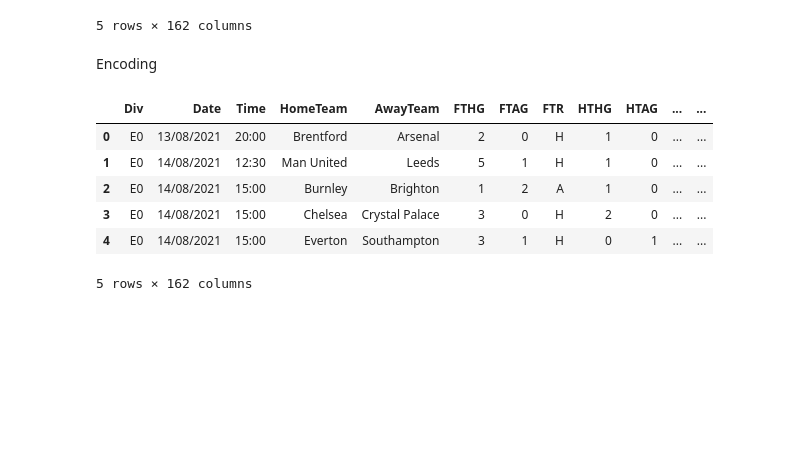
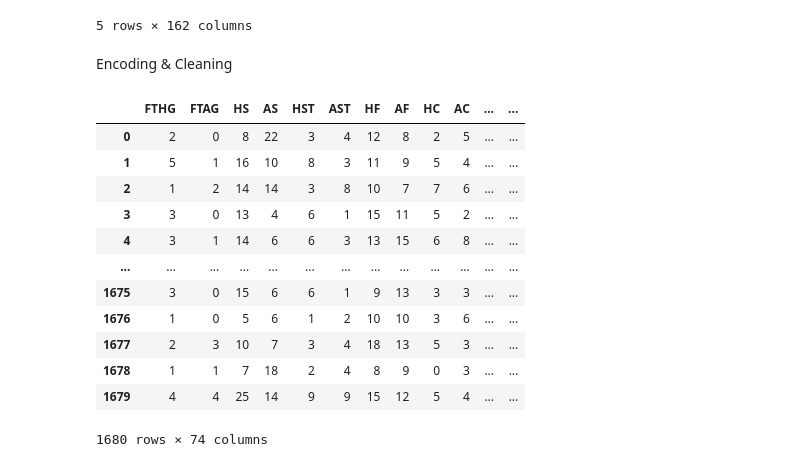
Before and after one commit to Thieron/Arsenal, a Jupyter notebook: Soccer.ipynb, the cells around one changed output. Saved outputs shown, nothing was run; the diff lists cells and outputs as text; code cells hidden in the pictures; blank space fills up the shorter version.

Commit message:
finished cleaning and encoding

```diff
--- a/Soccer.ipynb
+++ b/Soccer.ipynb
@@ -57,51 +57,76 @@ df.head()
 | 4 | E0 | 14/08/2021 | 15:00 | Everton | Southampton | 3 | 1 | H | 0 | 1 | ... | ... |
 5 rows × 162 columns
 # %% [markdown]
-Encoding
+Encoding & Cleaning
 # %%
+import numpy as np
+import pandas as pd
 from sklearn.preprocessing import LabelEncoder
 
 
 admin_cols = ['Div', 'Date', 'Time']
 target_col = ['FTR']
 halftime_cols = ['HTHG', 'HTAG', 'HTR']
 
 bookmaker_prefixes_to_drop = [
     'PS', 'WH', 'VC', 'GB', 'BS', 'LB', 'SB', 'SJ', 'SY',
     'BM', 'BV', 'CL'
 ]
 
-betting_cols_to_drop = [col for col in df.columns
-                        for prefix in bookmaker_prefixes_to_drop
-                        if col.startswith(prefix)]
+betting_cols_to_drop = [
+    col for col in df.columns
+    for prefix in bookmaker_prefixes_to_drop
+    if col.startswith(prefix)
+]
 
 cols_to_drop = admin_cols + halftime_cols + betting_cols_to_drop
 
-df_clean = df.drop(columns=cols_to_drop + target_col, errors='ignore')
+df_clean = df.drop(columns=cols_to_drop, errors='ignore')
+
+
+target_encoder = LabelEncoder()
+y = target_encoder.fit_transform(df_clean['FTR'])
+
+df_clean = df_clean.drop(columns=['FTR'])
+
 
 le_home = LabelEncoder()
 le_away = LabelEncoder()
 
-df_clean['HomeTeam_encoded'] = le_home.fit_transform(df['HomeTeam'])
-df_clean['AwayTeam_encoded'] = le_away.fit_transform(df['AwayTeam'])
+df_clean['HomeTeam_encoded'] = le_home.fit_transform(df_clean['HomeTeam'])
+df_clean['AwayTeam_encoded'] = le_away.fit_transform(df_clean['AwayTeam'])
 
-df_clean = df_clean.drop(columns=['HomeTeam', 'AwayTeam'], errors='ignore')
-
-target_encoder = LabelEncoder()
-y = target_encoder.fit_transform(df['FTR'])
+df_clean = df_clean.drop(columns=['HomeTeam', 'AwayTeam'])
 
 
-categorical_cols = df_clean.select_dtypes(include=['object']).columns
-for col in categorical_cols:
-    df_clean[col] = LabelEncoder().fit_transform(df_clean[col])
-X = df_clean
+df_clean = df_clean.replace(
+    ['Missing value', 'missing value', 'NA', 'N/A', ''],
+    np.nan
+)
+for col in df_clean.columns:
+    df_clean[col] = pd.to_numeric(df_clean[col], errors='coerce')
 
-df.head()
+missing_fraction = df_clean.isna().mean()
+cols_to_drop_missing = missing_fraction[missing_fraction > 0.4].index
+
+df_clean = df_clean.drop(columns=cols_to_drop_missing)
+
+df_clean = df_clean.fillna(df_clean.median())
+
+df_clean = df_clean.fillna(df_clean.median())
+
+df_clean
 # %% [output]
-|  | Div | Date | Time | HomeTeam | AwayTeam | FTHG | FTAG | FTR | HTHG | HTAG | ... | ... |
-| 0 | E0 | 13/08/2021 | 20:00 | Brentford | Arsenal | 2 | 0 | H | 1 | 0 | ... | ... |
-| 1 | E0 | 14/08/2021 | 12:30 | Man United | Leeds | 5 | 1 | H | 1 | 0 | ... | ... |
-| 2 | E0 | 14/08/2021 | 15:00 | Burnley | Brighton | 1 | 2 | A | 1 | 0 | ... | ... |
-| 3 | E0 | 14/08/2021 | 15:00 | Chelsea | Crystal Palace | 3 | 0 | H | 2 | 0 | ... | ... |
-| 4 | E0 | 14/08/2021 | 15:00 | Everton | Southampton | 3 | 1 | H | 0 | 1 | ... | ... |
+|  | FTHG | FTAG | HS | AS | HST | AST | HF | AF | HC | AC | ... | ... |
+| 0 | 2 | 0 | 8 | 22 | 3 | 4 | 12 | 8 | 2 | 5 | ... | ... |
+| 1 | 5 | 1 | 16 | 10 | 8 | 3 | 11 | 9 | 5 | 4 | ... | ... |
+| 2 | 1 | 2 | 14 | 14 | 3 | 8 | 10 | 7 | 7 | 6 | ... | ... |
+| 3 | 3 | 0 | 13 | 4 | 6 | 1 | 15 | 11 | 5 | 2 | ... | ... |
+| 4 | 3 | 1 | 14 | 6 | 6 | 3 | 13 | 15 | 6 | 8 | ... | ... |
+| ... | ... | ... | ... | ... | ... | ... | ... | ... | ... | ... | ... | ... |
+| 1675 | 3 | 0 | 15 | 6 | 6 | 1 | 9 | 13 | 3 | 3 | ... | ... |
+| 1676 | 1 | 0 | 5 | 6 | 1 | 2 | 10 | 10 | 3 | 6 | ... | ... |
+| 1677 | 2 | 3 | 10 | 7 | 3 | 4 | 18 | 13 | 5 | 3 | ... | ... |
+| 1678 | 1 | 1 | 7 | 18 | 2 | 4 | 8 | 9 | 0 | 3 | ... | ... |
+| 1679 | 4 | 4 | 25 | 14 | 9 | 9 | 15 | 12 | 5 | 4 | ... | ... |
-5 rows × 162 columns
+1680 rows × 74 columns
```
